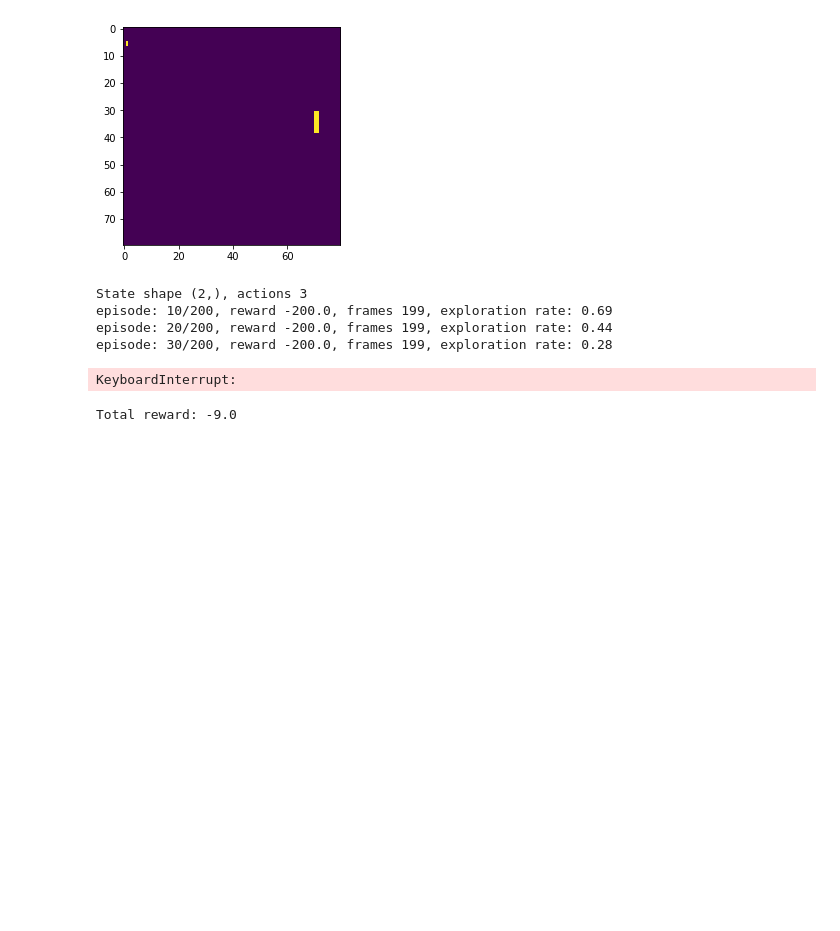
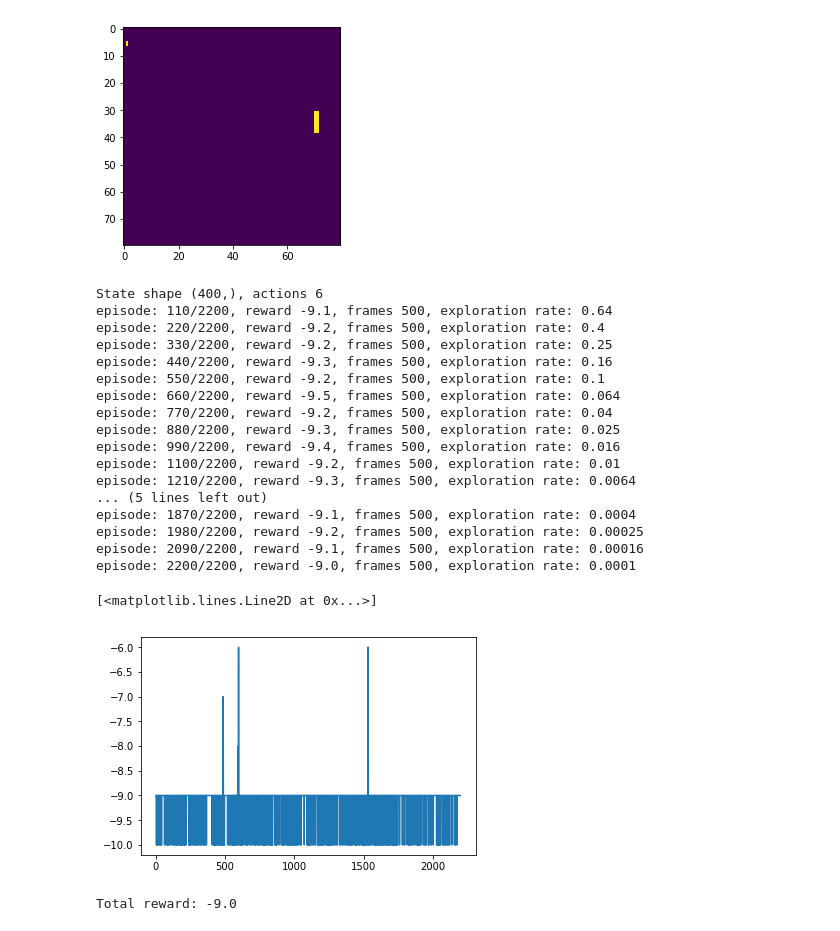
Before and after one commit to omikad/studying-ml, a Jupyter notebook: RL/gymbook.ipynb, the cells around one changed output. Saved outputs shown, nothing was run; the diff lists cells and outputs as text; code cells hidden in the pictures; blank space fills up the shorter version.

```diff
--- a/RL/gymbook.ipynb
+++ b/RL/gymbook.ipynb
@@ -315,22 +315,24 @@ class DqnAgent:
 def preprocess_input_pong_v0(I):
     """ prepro 210x160x3 uint8 frame into 6400 (80x80) 1D float vector """
     I = I[35:195] # crop
-    I = I[::2,::2,0] # downsample by factor of 2
     I[I == 144] = 0 # erase background (background type 1)
     I[I == 109] = 0 # erase background (background type 2)
+    I = I[::2,::2,0] + I[1::2,::2,0] + I[::2,1::2,0] + I[1::2,1::2,0]
+    I = I[::2,::2] + I[1::2,::2] + I[::2,1::2] + I[1::2,1::2]
+    I = I[::2,::2] + I[1::2,::2] + I[::2,1::2] + I[1::2,1::2]
     I[I != 0] = 1 # everything else (paddles, ball) just set to 1
     return I.astype(np.float).ravel()
 
 # print(env.spec.max_episode_steps)
 
-env = gym.make('CartPole-v1')
-env.my_preprocess_input = lambda x: x
+# env = gym.make('CartPole-v1')
+# env.my_preprocess_input = lambda x: x
 
 # env = gym.make('MountainCar-v0')
 # env.my_preprocess_input = lambda x: x
 
-# env = gym.make('Pong-v0')
-# env.my_preprocess_input = preprocess_input_pong_v0
+env = gym.make('Pong-v0')
+env.my_preprocess_input = preprocess_input_pong_v0
 
 # env.render(close=True)
 # plt.imshow(env.render('rgb_array'))
@@ -362,30 +364,44 @@ plt.imshow(env.my_preprocess_input(state).reshape((80, 80)))
 <matplotlib.image.AxesImage at 0x...>
 [figure]
 # %%
-params = LearningParameters(env, episodes_count=200)
+params = LearningParameters(env, episodes_count=2200)
 params.max_frame_in_episode = min(params.max_frame_in_episode, 500)
 
-agent = PolicyGradientAgent(params)
+# agent = PolicyGradientAgent(params)
 
 # agent = DqnAgent(params)
 
 # agent = ActionAsInputAgent(params)
 
-if 'session' in locals():
-    session.close()
-session = tf.Session()
-session.run(agent.model['init'])
+# if 'session' in locals():
+#     session.close()
+# session = tf.Session()
+# session.run(agent.model['init'])
 
 agent, rewards = train_discounted_rewards(env, agent, params, normalize_rewards=True)
 # agent, rewards = train_reward_is_time(env, agent, params)
 # agent, rewards = train(env, agent, params)
 plt.plot(rewards)
 # %% [output]
-State shape (2,), actions 3
-episode: 10/200, reward -200.0, frames 199, exploration rate: 0.69
-episode: 20/200, reward -200.0, frames 199, exploration rate: 0.44
-episode: 30/200, reward -200.0, frames 199, exploration rate: 0.28
+State shape (400,), actions 6
+episode: 110/2200, reward -9.1, frames 500, exploration rate: 0.64
+episode: 220/2200, reward -9.2, frames 500, exploration rate: 0.4
+episode: 330/2200, reward -9.2, frames 500, exploration rate: 0.25
+episode: 440/2200, reward -9.3, frames 500, exploration rate: 0.16
+episode: 550/2200, reward -9.2, frames 500, exploration rate: 0.1
+episode: 660/2200, reward -9.5, frames 500, exploration rate: 0.064
+episode: 770/2200, reward -9.2, frames 500, exploration rate: 0.04
+episode: 880/2200, reward -9.3, frames 500, exploration rate: 0.025
+episode: 990/2200, reward -9.4, frames 500, exploration rate: 0.016
+episode: 1100/2200, reward -9.2, frames 500, exploration rate: 0.01
+episode: 1210/2200, reward -9.3, frames 500, exploration rate: 0.0064
+... (5 lines left out)
+episode: 1870/2200, reward -9.1, frames 500, exploration rate: 0.0004
+episode: 1980/2200, reward -9.2, frames 500, exploration rate: 0.00025
+episode: 2090/2200, reward -9.1, frames 500, exploration rate: 0.00016
+episode: 2200/2200, reward -9.0, frames 500, exploration rate: 0.0001
-KeyboardInterrupt:
+[<matplotlib.lines.Line2D at 0x...>]
+[figure, added]
 # %%
 evaluate(env, agent, params, 500)
 # %% [output]
```
Also changed, not shown: parts of 3 cells of this notebook, 1 other file.
